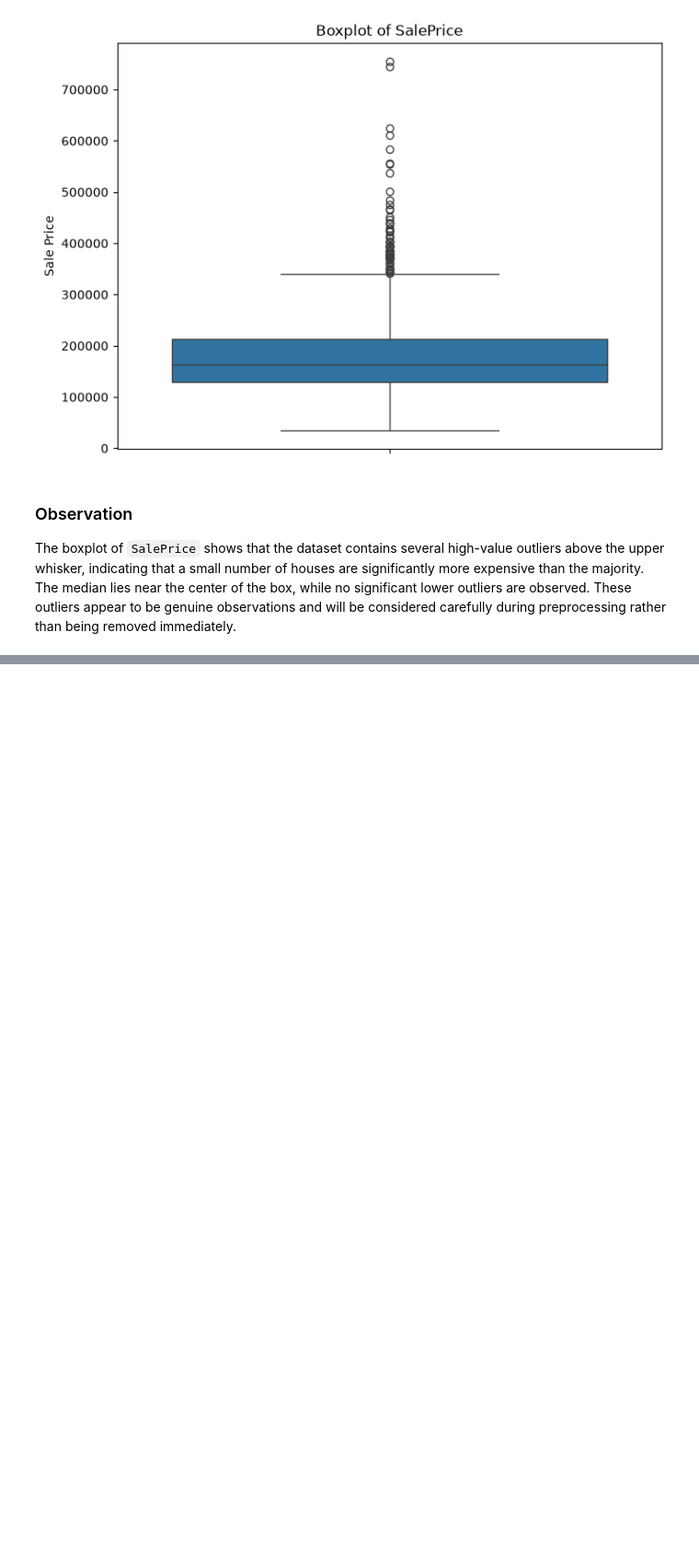
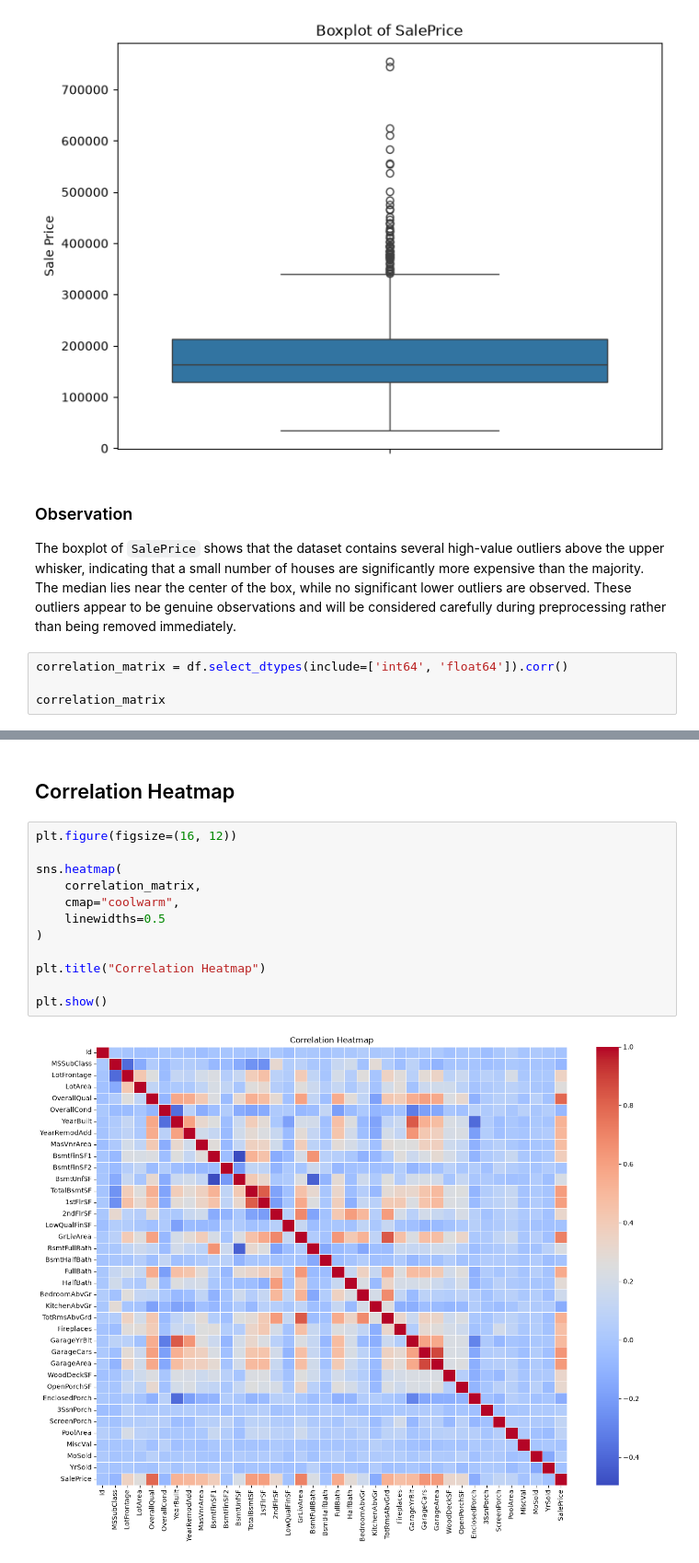
Before and after one commit to Soban-Creator/house-price-prediction, a Jupyter notebook: notebooks/01_eda.ipynb, the cells around one changed output, grey strips where cells are left out. Shown at 92% size. Cells and saved outputs as stored; diff of their text form; blank space fills up the shorter version.

```diff
--- a/notebooks/01_eda.ipynb
+++ b/notebooks/01_eda.ipynb
@@ -366,3 +397,7 @@ plt.show()
 ### Observation
 
 The boxplot of `SalePrice` shows that the dataset contains several high-value outliers above the upper whisker, indicating that a small number of houses are significantly more expensive than the majority. The median lies near the center of the box, while no significant lower outliers are observed. These outliers appear to be genuine observations and will be considered carefully during preprocessing rather than being removed immediately.
+# %%
+correlation_matrix = df.select_dtypes(include=['int64', 'float64']).corr()
+
+correlation_matrix
@@ -368,0 +423,16 @@ The boxplot of `SalePrice` shows that the dataset contains several high-value ou
+# %% [markdown]
+## Correlation Heatmap
+# %%
+plt.figure(figsize=(16, 12))
+
+sns.heatmap(
+    correlation_matrix,
+    cmap="coolwarm",
+    linewidths=0.5
+)
+
+plt.title("Correlation Heatmap")
+
+plt.show()
+# %% [output]
+[figure, added]
```
Also changed, not shown: parts of 17 cells of this notebook.
